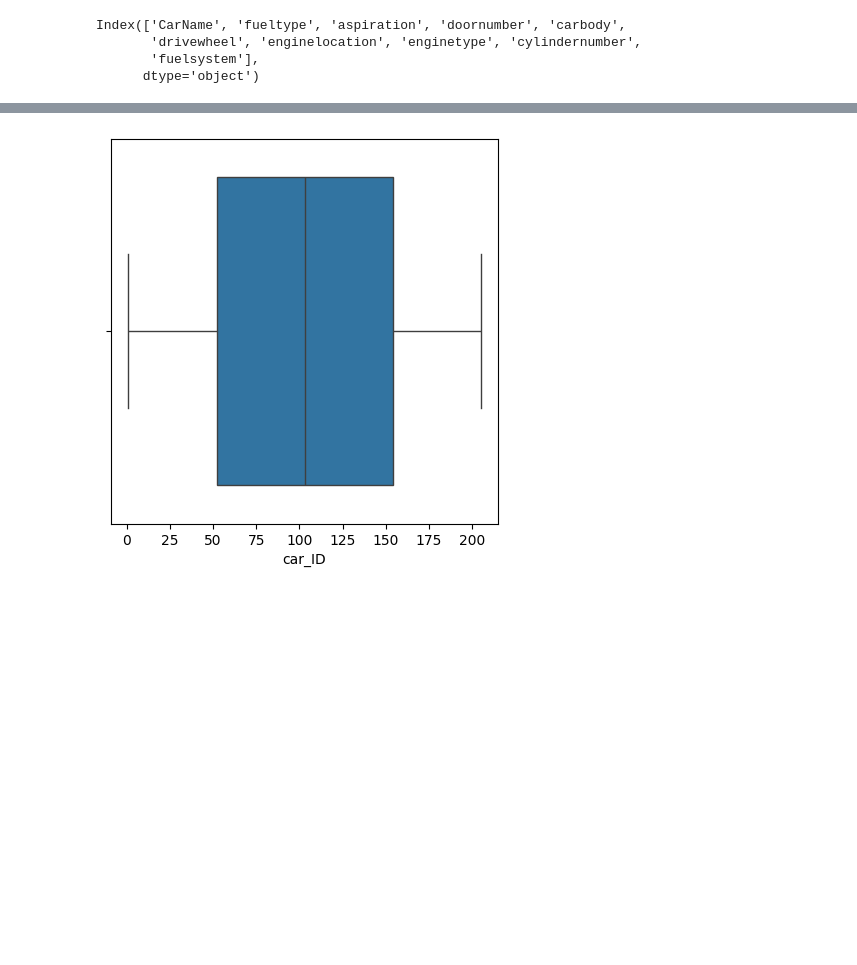
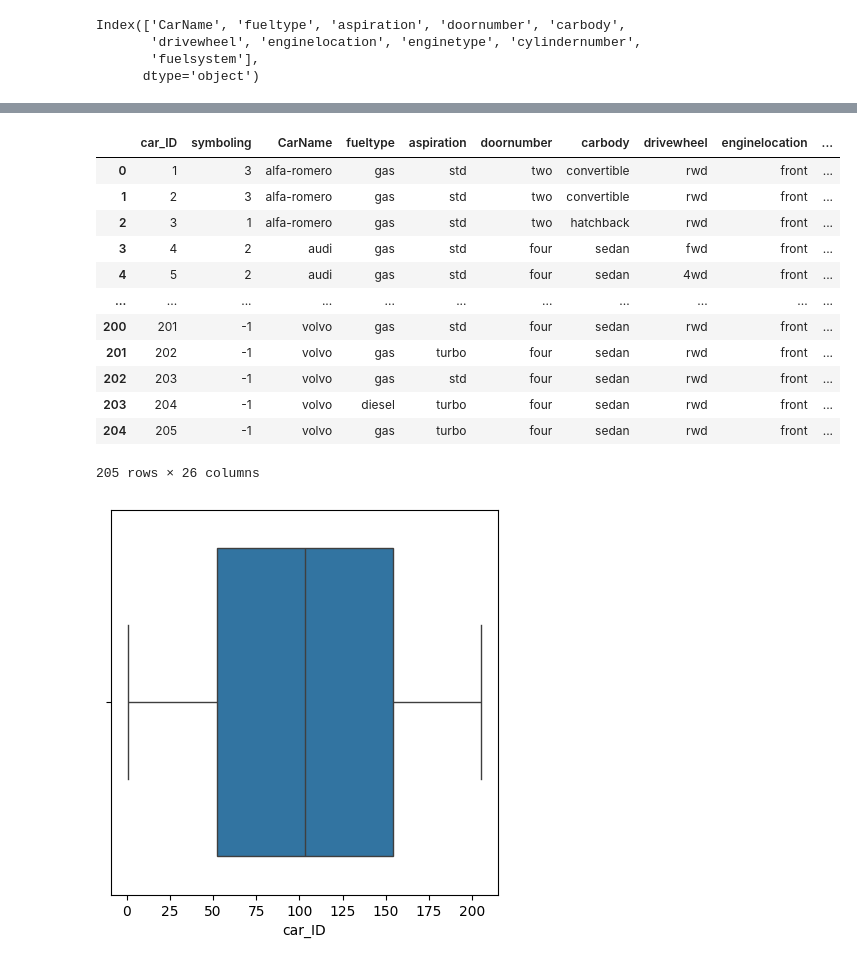
Before and after one commit to devpatel0005/Car-Price-Prediction, a Jupyter notebook: car_price_prediction.ipynb, the cells around one changed output, grey strips where cells are left out. Saved outputs shown, nothing was run; the diff lists cells and outputs as text; code cells hidden in the pictures; blank space fills up the shorter version.

```diff
--- a/car_price_prediction.ipynb
+++ b/car_price_prediction.ipynb
@@ -95,3 +121,19 @@ Index(['CarName', 'fueltype', 'aspiration', 'doornumber', 'carbody',
+# %%
+df.drop_duplicates()
+# %% [output]
+|  | car_ID | symboling | CarName | fueltype | aspiration | doornumber | carbody | drivewheel | enginelocation | ... |
+| 0 | 1 | 3 | alfa-romero | gas | std | two | convertible | rwd | front | ... |
+| 1 | 2 | 3 | alfa-romero | gas | std | two | convertible | rwd | front | ... |
+| 2 | 3 | 1 | alfa-romero | gas | std | two | hatchback | rwd | front | ... |
+| 3 | 4 | 2 | audi | gas | std | four | sedan | fwd | front | ... |
+| 4 | 5 | 2 | audi | gas | std | four | sedan | 4wd | front | ... |
+| ... | ... | ... | ... | ... | ... | ... | ... | ... | ... | ... |
+| 200 | 201 | -1 | volvo | gas | std | four | sedan | rwd | front | ... |
+| 201 | 202 | -1 | volvo | gas | turbo | four | sedan | rwd | front | ... |
+| 202 | 203 | -1 | volvo | gas | std | four | sedan | rwd | front | ... |
+| 203 | 204 | -1 | volvo | diesel | turbo | four | sedan | rwd | front | ... |
+| 204 | 205 | -1 | volvo | gas | turbo | four | sedan | rwd | front | ... |
+205 rows × 26 columns
 # %%
 for i in num_cols:
   plt.figure(figsize=(5,5))
```
Also changed, not shown: parts of 10 cells of this notebook.
